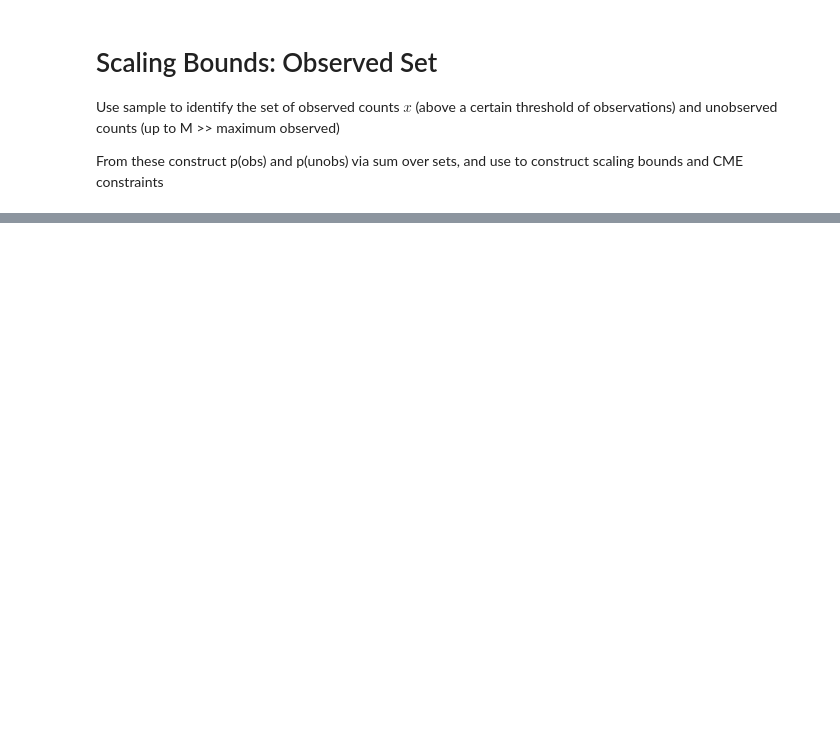
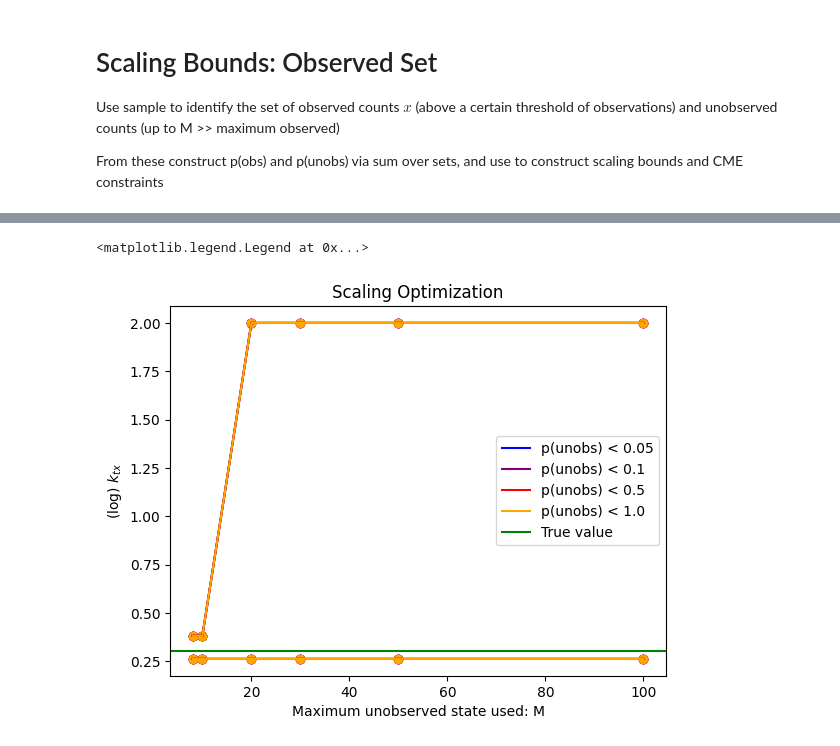
Before and after one commit to willjgh/M5R, a Jupyter notebook: Interaction/Bootstrap-Experiments/observed_set.ipynb, the cells around one changed output, grey strips where cells are left out. Cells and saved outputs as stored; diff of their text form; code cells hidden in the pictures; blank space fills up the shorter version.

```diff
--- a/Interaction/Bootstrap-Experiments/observed_set.ipynb
+++ b/Interaction/Bootstrap-Experiments/observed_set.ipynb
@@ -404,10 +400,6 @@ def optimize_downsampled_standard(observed_states, unobserved_states, M, prob_in
                 solution['min'] = None
             solution['min_status'] = status_codes[model.status]
 
-            if solution['min_status'] == "INFEASIBLE":
-                model.computeIIS()
-                model.write('iis-mmt.ilp')
-
             model.setObjective(k_tx, GRB.MAXIMIZE)
             model.optimize()
             try:
@@ -507,0 +554,43 @@ p(unobs) = 0.0034593625997474398
+# %%
+UB_range = [0.05, 0.1, 0.5, 1.0]
+M_range = [8, 10, 20, 30, 50, 100]
+
+scaling_bounds = np.empty((2, len(UB_range), len(M_range)))
+
+for i, UB in enumerate(UB_range):
+
+    for j, M in enumerate(M_range):
+
+        # optimize
+        solution = optimize_downsampled_scaling(
+            obs_states,
+            unobs_states,
+            M,
+            prob_intervals,
+            fm_intervals,
+            dist_opt= False,
+            time_limit=30,
+            printing=False,
+            UB = 1.0
+        )
+
+        # store
+        scaling_bounds[0, i, j] = solution['min']
+        scaling_bounds[1, i, j] = solution['max']
+# %%
+colours = ["blue", "purple", "red", "orange"]
+
+for i, UB in enumerate(UB_range):
+    plt.plot(M_range, np.log10(scaling_bounds[0, i, :]), color=colours[i], label=f"p(unobs) < {UB}")
+    plt.plot(M_range, np.log10(scaling_bounds[1, i, :]), color=colours[i])
+    plt.scatter(M_range, np.log10(scaling_bounds[0, i, :]), color=colours[i])
+    plt.scatter(M_range, np.log10(scaling_bounds[1, i, :]), color=colours[i])
+
+plt.axhline(np.log10(k), color="green", label="True value")
+plt.title("Scaling Optimization")
+plt.xlabel("Maximum unobserved state used: M")
+plt.ylabel(r"(log) $k_{tx}$")
+plt.legend()
+# %% [output]
+<matplotlib.legend.Legend at 0x...>
+[figure, added]
```
Also changed, not shown: parts of 33 cells of this notebook.
